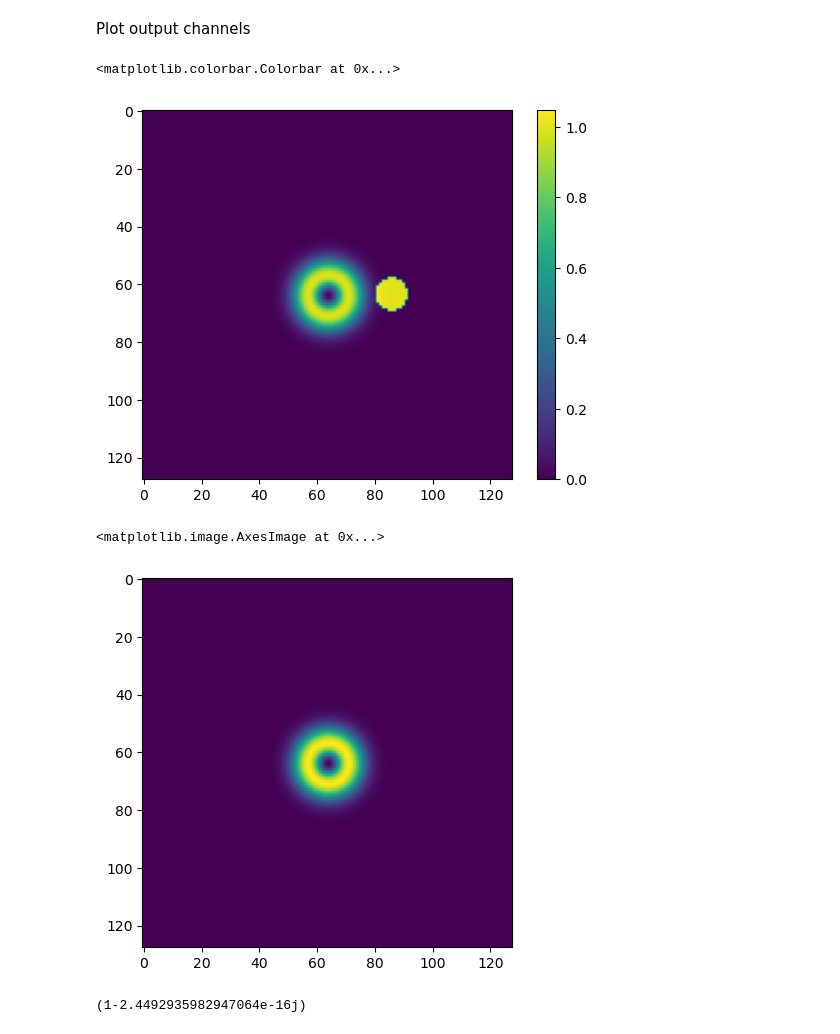
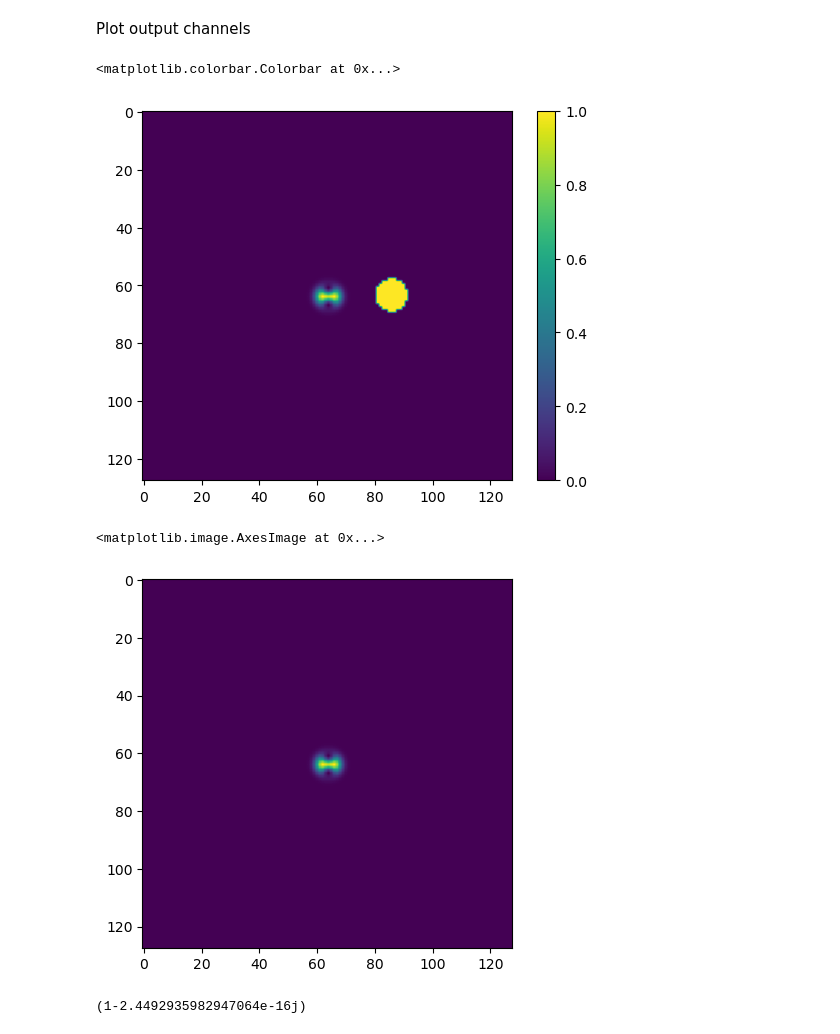
Before and after one commit to TareqJ1000/KnotSorter, a Jupyter notebook: PhaseAnalyzer.ipynb, the cells around one changed output. Cells and saved outputs as stored; diff of their text form; code cells hidden in the pictures.

```diff
--- a/PhaseAnalyzer.ipynb
+++ b/PhaseAnalyzer.ipynb
@@ -101,14 +102,14 @@ else:
 # %% [markdown]
 Plot output channels
 # %%
-field = list_of_OAMs[0].oamBeam
+field = list_of_OAMs[1].oamBeam + list_of_OAMs[0].oamBeam
 field = field/np.max(np.abs(field))
 
 plt.imshow(np.abs(output_chans[1])**2 + np.abs(field)**2)
 plt.colorbar()
 # %% [output]
 <matplotlib.colorbar.Colorbar at 0x...>
-[figure, old version]
+[figure, new version]
 # %%
 field_fft = fftshift(fft2(field))
 field_ifft = ifft2(ifftshift(field_fft))
@@ -116,7 +117,7 @@ field_ifft = ifft2(ifftshift(field_fft))
 plt.imshow(np.abs(field_ifft)**2)
 # %% [output]
 <matplotlib.image.AxesImage at 0x...>
-[figure, old version]
+[figure, new version]
 # %%
 np.exp(1j*2*np.pi)
 # %% [output]
```
Also changed, not shown: parts of 10 cells of this notebook, 22 other files.
